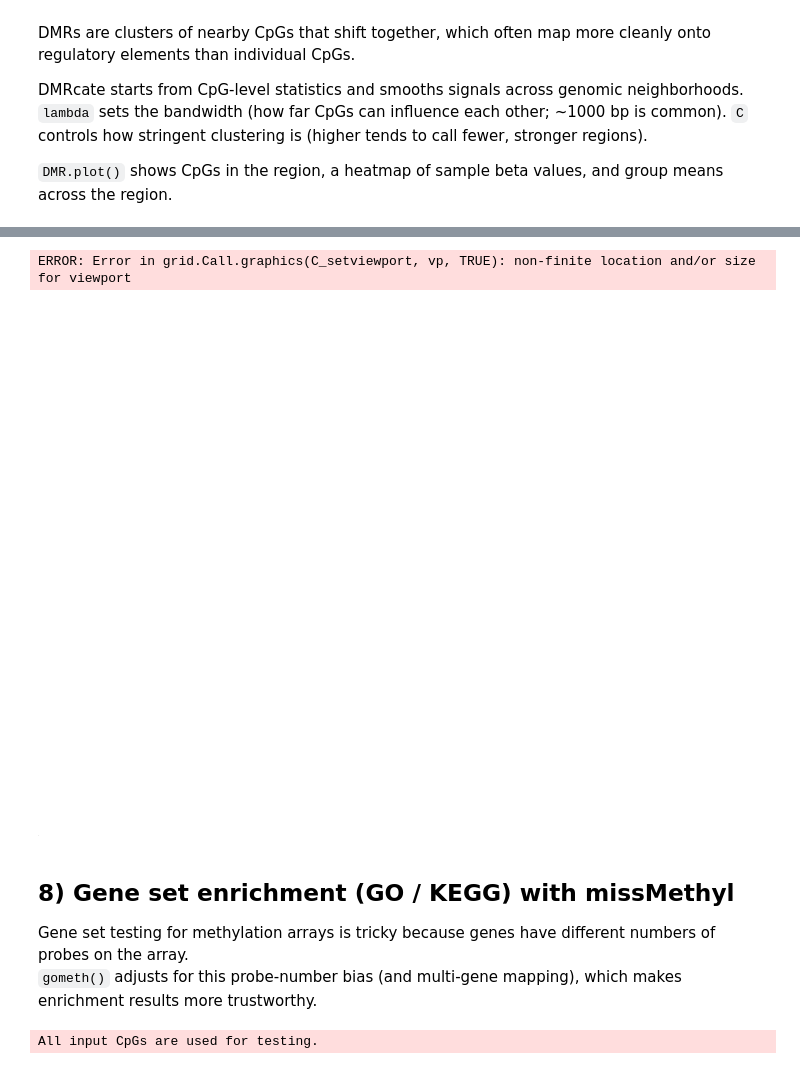
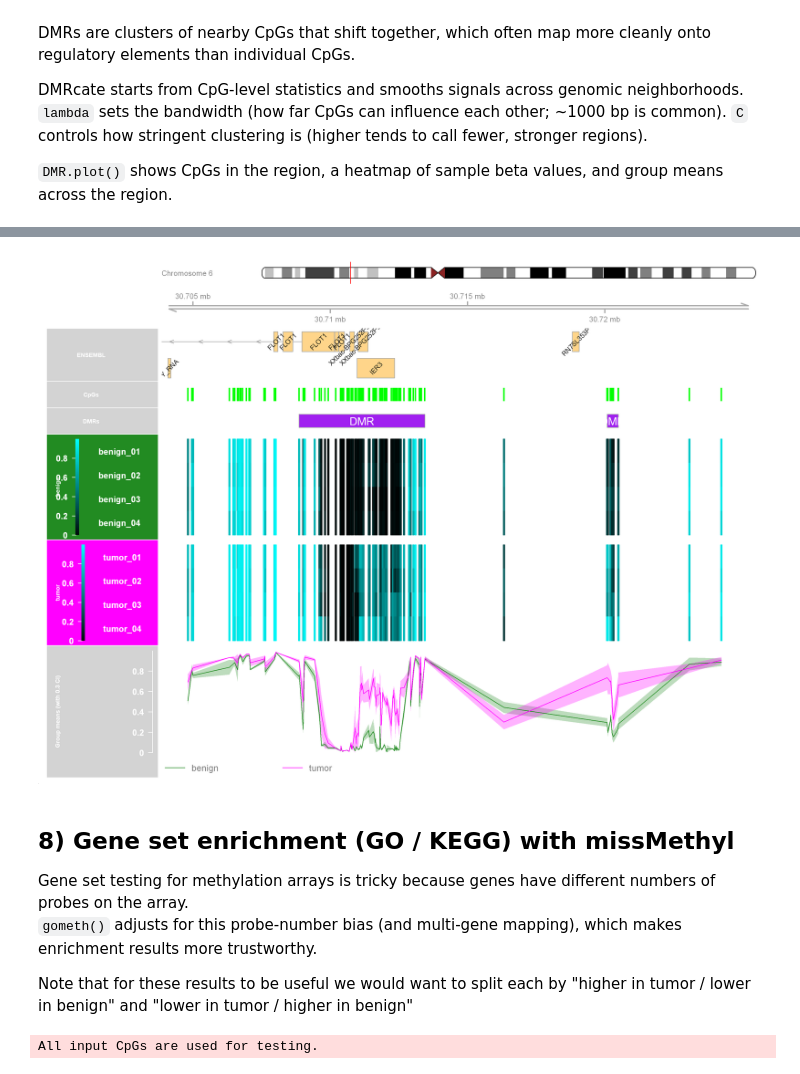
Before and after one commit to meshik/bioinformatics-code-hub, a Jupyter notebook: epigenomics/dna_methylation/r.ipynb, the cells around one changed output, grey strips where cells are left out. Saved outputs shown, nothing was run; the diff lists cells and outputs as text; code cells hidden in the pictures.

```diff
--- a/epigenomics/dna_methylation/r.ipynb
+++ b/epigenomics/dna_methylation/r.ipynb
@@ -169,15 +176,21 @@ pheno <- pheno[!is.na(pheno$Sample_Group), ]
 pheno$Sample_Group <- factor(pheno$Sample_Group, levels = c("benign", "tumor"))
 
 gSet_sub <- gSet[, rownames(pheno)]
-m_sub <- getM(gSet_sub)
-beta_sub <- getBeta(gSet_sub)
+m_sub <- minfi::getM(gSet_sub)
+beta_sub <- minfi::getBeta(gSet_sub)
 
 # fit an intercept + a tumor-vs-benign coefficient
 design <- model.matrix(~ Sample_Group, data = pheno)
 
-fit <- lmFit(m_sub, design)  # fits a linear model per CpG
+fit <- limma::lmFit(m_sub, design)  # fits a linear model per CpG
 fit <- limma::eBayes(fit)  # shrinks variance estimates across CpGs to stabilize inference
-dmp <- topTable(fit, coef = "Sample_Grouptumor", number = Inf, sort.by = "P", adjust.method = "BH")
+dmp <- limma::topTable(
+  fit,
+  coef = "Sample_Grouptumor",  # tumor-vs-benign coefficient
+  number = Inf,
+  sort.by = "P",
+  adjust.method = "BH"
+)
 
 dmp$delta_beta <- rowMeans(beta_sub[, pheno$Sample_Group == "tumor", drop = FALSE]) -
   rowMeans(beta_sub[, pheno$Sample_Group == "benign", drop = FALSE])
@@ -241,33 +272,33 @@ dmrs <- DMRcate::extractRanges(dmrc, genome = "hg19")
 # %%
-
+## Plot the top DMR
 # Align phenotype to the CpG matrix columns
 ph <- pheno[match(colnames(beta_sub), rownames(pheno)), , drop = FALSE]
 ph$Sample_Group <- factor(ph$Sample_Group, levels = c("benign", "tumor"))
 
-# Short labels JUST for plotting (don’t mutate your analysis object)
+# Short labels for plotting (long labels ruin plot proportions)
 beta_plot <- beta_sub
 rep_id <- ave(seq_len(nrow(ph)), ph$Sample_Group, FUN = seq_along)
 colnames(beta_plot) <- sprintf("%s_%02d", as.character(ph$Sample_Group), rep_id)
 
 # phen.col must be colors, and must be length == ncol(CpGs)
 phen_cols <- c(benign = "forestgreen", tumor = "magenta")[as.character(ph$Sample_Group)]
-phen_cols[is.na(phen_cols)] <- "grey60"  # safety for any unexpected NA groups
 
 DMRcate::DMR.plot(
   ranges    = dmrs,
-  dmr       = 5,
+  dmr       = 1,
   CpGs      = beta_plot,
   what      = "Beta",
   phen.col  = phen_cols,
   arraytype = "450K",
   genome    = "hg19"
 )
 # %% [output]
-ERROR: Error in grid.Call.graphics(C_setviewport, vp, TRUE): non-finite location and/or size for viewport
-[figure, old version]
+[figure, new version]
 # %% [markdown]
 ## 8) Gene set enrichment (GO / KEGG) with missMethyl
 
 Gene set testing for methylation arrays is tricky because genes have different numbers of probes on the array.
 `gometh()` adjusts for this probe-number bias (and multi-gene mapping), which makes enrichment results more trustworthy.
+
+Note that for these results to be useful we would want to split each by "higher in tumor / lower in benign" and "lower in tumor / higher in benign"
 # %%
```
Also changed, not shown: parts of 5 cells of this notebook.
